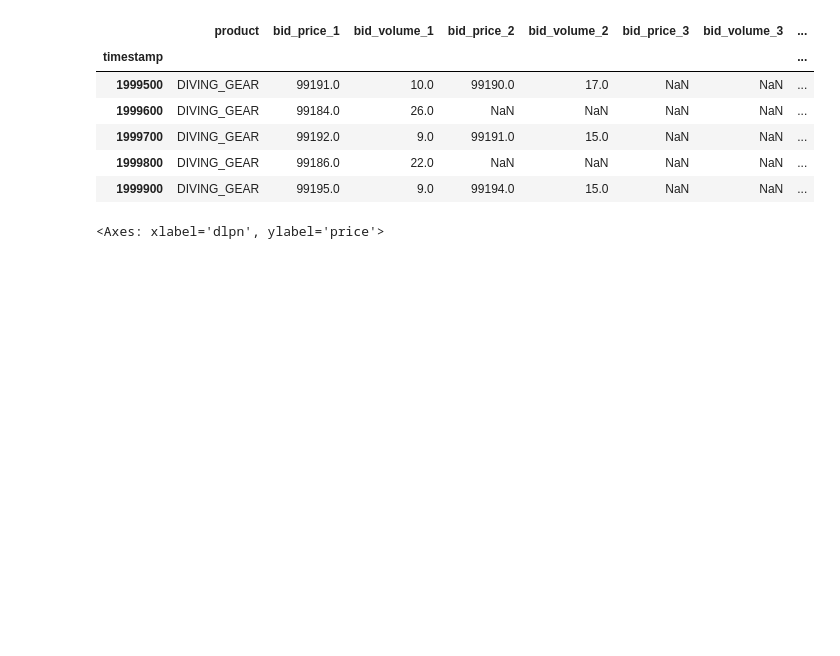
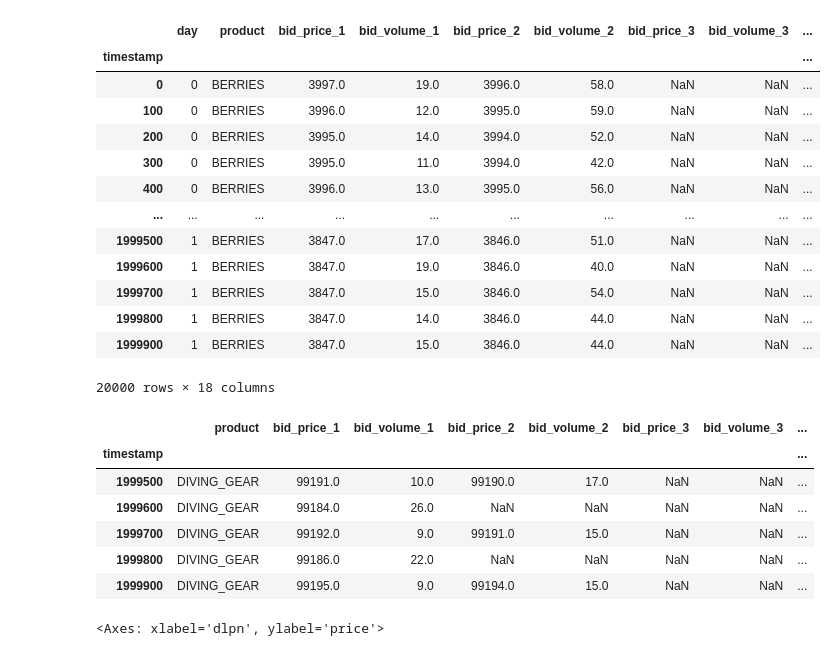
Before and after one commit to andrewchen0028/prosperity, a Jupyter notebook: feature.ipynb, the cells around one changed output. Drawn from its saved outputs; the diff is of its cells as text; code cells hidden in the pictures; blank space fills up the shorter version.

```diff
--- a/feature.ipynb
+++ b/feature.ipynb
@@ -8,3 +4,23 @@ train['dolphin'] = dlpn['mid_price']
+# %%
+reader = PriceReader()
+trn = reader(['BERRIES'], [0, 1])
+# %%
+trn
+# %% [output]
+|  | day | product | bid_price_1 | bid_volume_1 | bid_price_2 | bid_volume_2 | bid_price_3 | bid_volume_3 | ... |
+| timestamp |  |  |  |  |  |  |  |  | ... |
+| 0 | 0 | BERRIES | 3997.0 | 19.0 | 3996.0 | 58.0 | NaN | NaN | ... |
+| 100 | 0 | BERRIES | 3996.0 | 12.0 | 3995.0 | 59.0 | NaN | NaN | ... |
+| 200 | 0 | BERRIES | 3995.0 | 14.0 | 3994.0 | 52.0 | NaN | NaN | ... |
+| 300 | 0 | BERRIES | 3995.0 | 11.0 | 3994.0 | 42.0 | NaN | NaN | ... |
+| 400 | 0 | BERRIES | 3996.0 | 13.0 | 3995.0 | 56.0 | NaN | NaN | ... |
+| ... | ... | ... | ... | ... | ... | ... | ... | ... | ... |
+| 1999500 | 1 | BERRIES | 3847.0 | 17.0 | 3846.0 | 51.0 | NaN | NaN | ... |
+| 1999600 | 1 | BERRIES | 3847.0 | 19.0 | 3846.0 | 40.0 | NaN | NaN | ... |
+| 1999700 | 1 | BERRIES | 3847.0 | 15.0 | 3846.0 | 54.0 | NaN | NaN | ... |
+| 1999800 | 1 | BERRIES | 3847.0 | 14.0 | 3846.0 | 44.0 | NaN | NaN | ... |
+| 1999900 | 1 | BERRIES | 3847.0 | 15.0 | 3846.0 | 44.0 | NaN | NaN | ... |
+20000 rows × 18 columns
 # %%
 train.tail()
 # %% [output]
```
Also changed, not shown: parts of 1 cell of this notebook, 39 other files.
